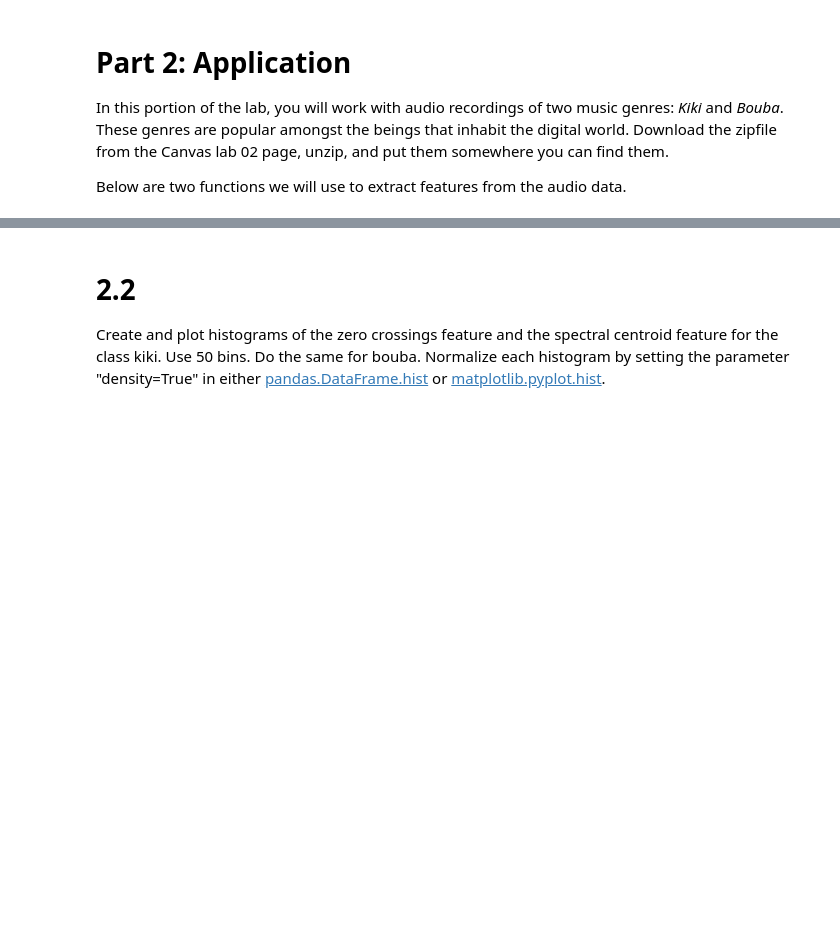
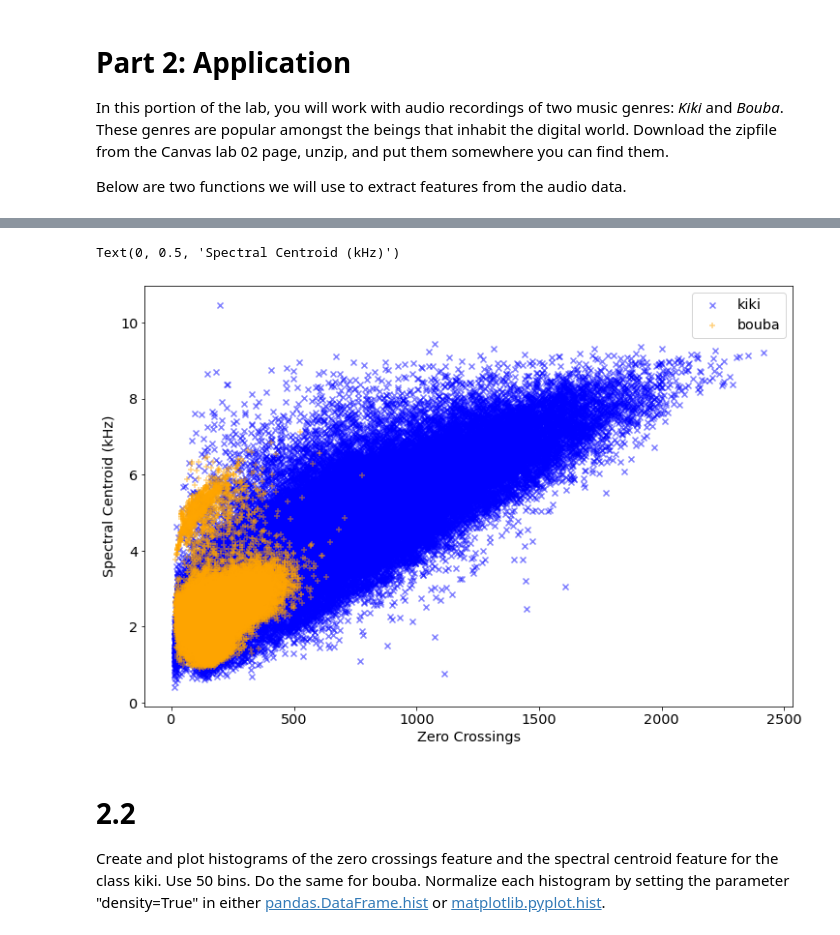
Before and after one commit to sergi-andreu/MusicInformatics, a Jupyter notebook: Lab 2 Machine Learnings/DT2470_lab02.ipynb, the cells around one changed output, grey strips where cells are left out. Saved outputs shown, nothing was run; the diff lists cells and outputs as text; code cells hidden in the pictures; blank space fills up the shorter version.

```diff
--- a/Lab 2 Machine Learnings/DT2470_lab02.ipynb
+++ b/Lab 2 Machine Learnings/DT2470_lab02.ipynb
@@ -367,3 +443,17 @@ Using the functions above, compute zero crossing and spectral centroid features
+# %%
+"""
+Plotting
+"""
+
+fig, ax = plt.subplots()
+ax.scatter(kiki_train_ZC, kiki_train_SC/1000, c='blue', marker='x', alpha=0.5, label='kiki')
+ax.scatter(bouba_train_ZC, bouba_train_SC/1000, c='orange', marker ='+', alpha=0.5, label='bouba')
+ax.legend()
+ax.set_xlabel('Zero Crossings')
+ax.set_ylabel('Spectral Centroid (kHz)')
+# %% [output]
+Text(0, 0.5, 'Spectral Centroid (kHz)')
+[figure, added]
 # %% [markdown]
 # 2.2
 
```
Also changed, not shown: parts of 6 cells of this notebook.
